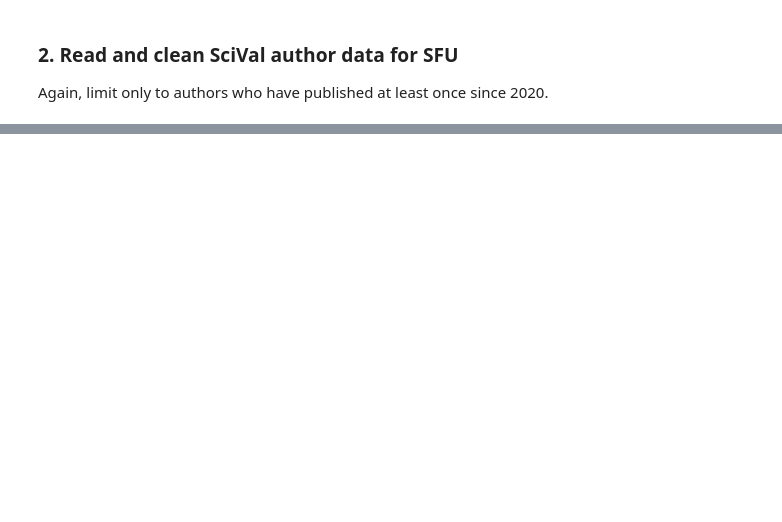
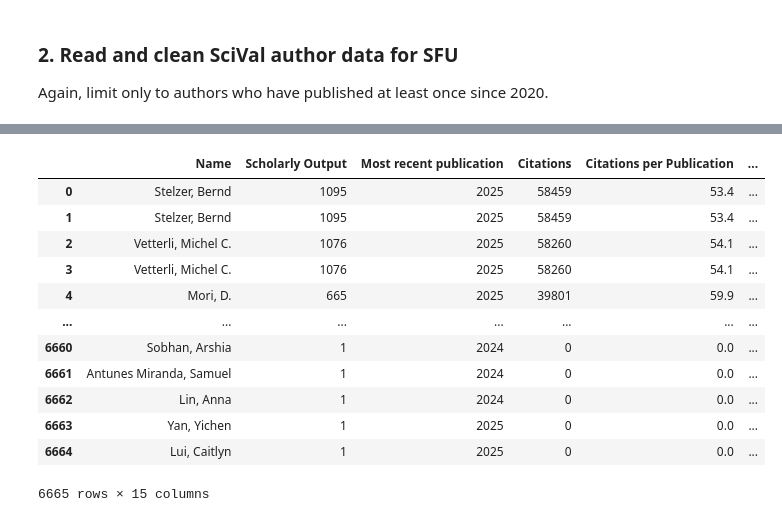
Before and after one commit to taniapoc/author_names, a Jupyter notebook: author_names.ipynb, the cells around one changed output, grey strips where cells are left out. Drawn from its saved outputs; the diff is of its cells as text; code cells hidden in the pictures; blank space fills up the shorter version.

```diff
--- a/author_names.ipynb
+++ b/author_names.ipynb
@@ -497,0 +578,52 @@ sv_authors_raw.head()
+# %%
+# clean scival data
+
+sv_authors_clean = sv_authors_raw
+
+# drop unnecessary cols
+sv_authors_clean = sv_authors_clean.drop(columns=['Output in Top 10% Citation Percentiles (field-weighted)', 'Oldest publication (since 1996)'])
+
+# keep only authors who published since 2020
+sv_authors_old = sv_authors_clean[sv_authors_clean['Most recent publication'] < 2020].reset_index().drop(columns=['index'])
+sv_authors_clean = sv_authors_clean[sv_authors_clean['Most recent publication'] >= 2020].reset_index().drop(columns=['index'])
+
+# clean scholarly output
+sv_authors_clean['Scholarly Output'] = sv_authors_clean['Scholarly Output'].apply(lambda x: int(x))
+
+# clean most recent pubs
+sv_authors_clean['Most recent publication'] = sv_authors_clean['Most recent publication'].apply(lambda x: int(x))
+
+# clean citations
+sv_authors_clean['Citations'] = sv_authors_clean['Citations'].apply(lambda x: int(x))
+
+# clean h-index
+sv_authors_clean['h-index'] = sv_authors_clean['h-index'].apply(lambda x: int(x))
+
+# clean h-index
+sv_authors_clean['h-index'] = sv_authors_clean['h-index'].apply(lambda x: int(x))
+
+# clean id
+sv_authors_clean['Scopus author ID'] = sv_authors_clean['Scopus author ID'].apply(lambda x: int(x))
+
+# deal with names
+sv_authors_clean['last_name'] = sv_authors_clean['Name'].apply(lambda x: str(x).split(',')[0].replace('.', '').replace("'", "").strip(' ').lower())
+sv_authors_clean['last_init'] = sv_authors_clean['last_name'].apply(lambda x: str(x)[0].replace('.', '').replace("'", "").strip(' ').lower())
+sv_authors_clean['first_names'] = sv_authors_clean['Name'].apply(lambda x: str(x).split(',')[-1].replace('.', '').replace("'", "").strip(' ').lower())
+sv_authors_clean['name_raw'] = sv_authors_clean['first_names'] + ' ' + sv_authors_clean['last_name']
+sv_authors_clean['potential_matches'] = [[] for _ in range(len(sv_authors_clean))]
+
+sv_authors_clean
+# %% [output]
+|  | Name | Scholarly Output | Most recent publication | Citations | Citations per Publication | ... |
+| 0 | Stelzer, Bernd | 1095 | 2025 | 58459 | 53.4 | ... |
+| 1 | Stelzer, Bernd | 1095 | 2025 | 58459 | 53.4 | ... |
+| 2 | Vetterli, Michel C. | 1076 | 2025 | 58260 | 54.1 | ... |
+| 3 | Vetterli, Michel C. | 1076 | 2025 | 58260 | 54.1 | ... |
+| 4 | Mori, D. | 665 | 2025 | 39801 | 59.9 | ... |
+| ... | ... | ... | ... | ... | ... | ... |
+| 6660 | Sobhan, Arshia | 1 | 2024 | 0 | 0.0 | ... |
+| 6661 | Antunes Miranda, Samuel | 1 | 2024 | 0 | 0.0 | ... |
+| 6662 | Lin, Anna | 1 | 2024 | 0 | 0.0 | ... |
+| 6663 | Yan, Yichen | 1 | 2025 | 0 | 0.0 | ... |
+| 6664 | Lui, Caitlyn | 1 | 2025 | 0 | 0.0 | ... |
+6665 rows × 15 columns
```
Also changed, not shown: parts of 17 cells of this notebook, 10 other files.
